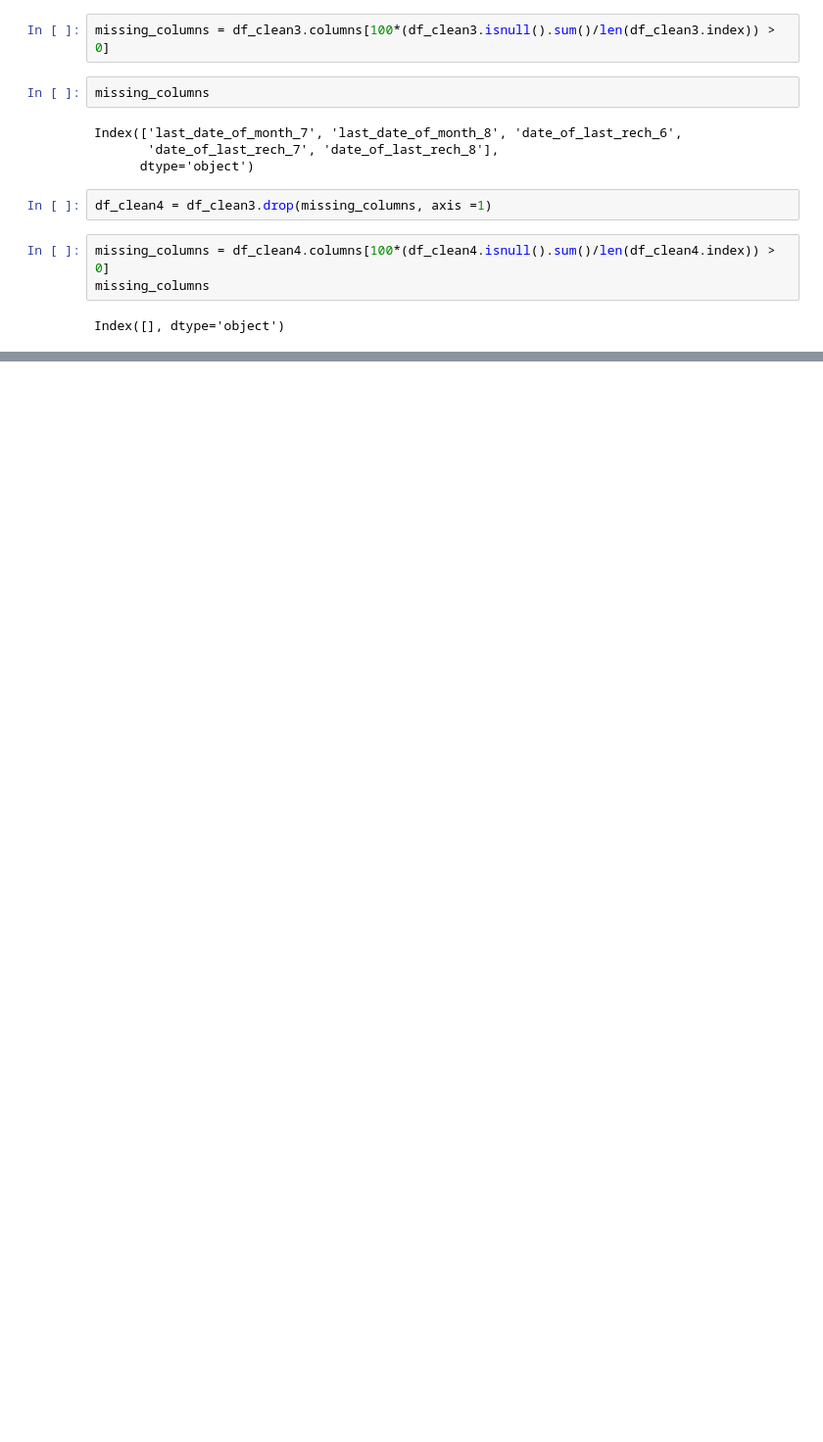
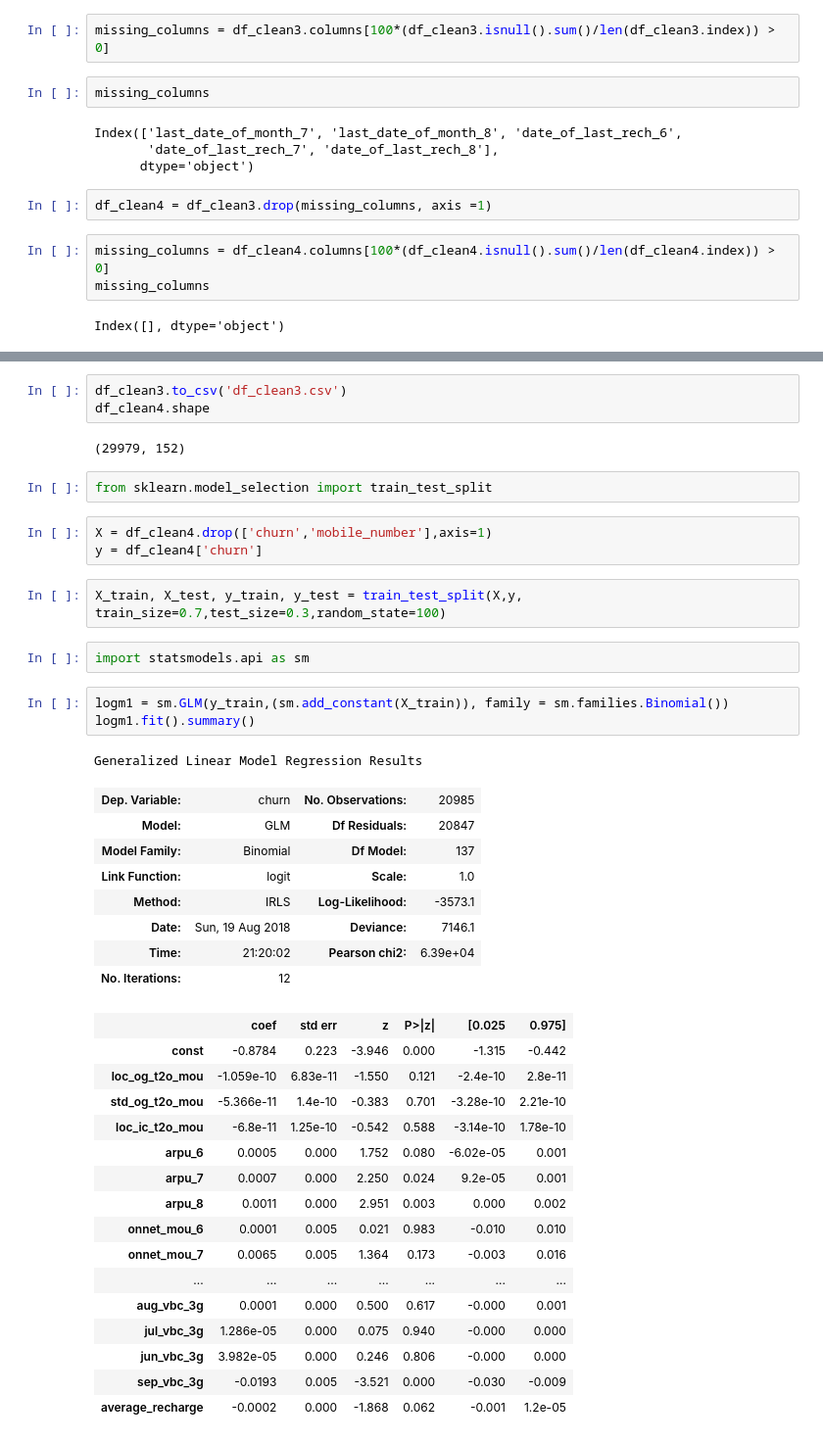
Before and after one commit to gettingtoknowdata/predict-churn, a Jupyter notebook: Telecom_churn_case_study.ipynb, the cells around one changed output, grey strips where cells are left out. Shown at 98% size. Drawn from its saved outputs; the diff is of its cells as text; blank space fills up the shorter version.

```diff
--- a/Telecom_churn_case_study.ipynb
+++ b/Telecom_churn_case_study.ipynb
@@ -322,0 +315,43 @@ To change this limit, set the config variable
+# %%
+df_clean3.to_csv('df_clean3.csv')
+df_clean4.shape
+# %% [output]
+(29979, 152)
+# %%
+from sklearn.model_selection import train_test_split
+# %%
+X = df_clean4.drop(['churn','mobile_number'],axis=1)
+y = df_clean4['churn']
+# %%
+X_train, X_test, y_train, y_test = train_test_split(X,y, train_size=0.7,test_size=0.3,random_state=100)
+# %%
+import statsmodels.api as sm
+# %%
+logm1 = sm.GLM(y_train,(sm.add_constant(X_train)), family = sm.families.Binomial())
+logm1.fit().summary()
+# %% [output]
+Generalized Linear Model Regression Results
+| Dep. Variable: | churn | No. Observations: | 20985 |
+| Model: | GLM | Df Residuals: | 20847 |
+| Model Family: | Binomial | Df Model: | 137 |
+| Link Function: | logit | Scale: | 1.0 |
+| Method: | IRLS | Log-Likelihood: | -3573.1 |
+| Date: | Sun, 19 Aug 2018 | Deviance: | 7146.1 |
+| Time: | 21:20:02 | Pearson chi2: | 6.39e+04 |
+| No. Iterations: | 12 |  |  |
+|  | coef | std err | z | P>|z| | [0.025 | 0.975] |
+| const | -0.8784 | 0.223 | -3.946 | 0.000 | -1.315 | -0.442 |
+| loc_og_t2o_mou | -1.059e-10 | 6.83e-11 | -1.550 | 0.121 | -2.4e-10 | 2.8e-11 |
+| std_og_t2o_mou | -5.366e-11 | 1.4e-10 | -0.383 | 0.701 | -3.28e-10 | 2.21e-10 |
+| loc_ic_t2o_mou | -6.8e-11 | 1.25e-10 | -0.542 | 0.588 | -3.14e-10 | 1.78e-10 |
+| arpu_6 | 0.0005 | 0.000 | 1.752 | 0.080 | -6.02e-05 | 0.001 |
+| arpu_7 | 0.0007 | 0.000 | 2.250 | 0.024 | 9.2e-05 | 0.001 |
+| arpu_8 | 0.0011 | 0.000 | 2.951 | 0.003 | 0.000 | 0.002 |
+| onnet_mou_6 | 0.0001 | 0.005 | 0.021 | 0.983 | -0.010 | 0.010 |
+| onnet_mou_7 | 0.0065 | 0.005 | 1.364 | 0.173 | -0.003 | 0.016 |
+| ... | ... | ... | ... | ... | ... | ... |
+| aug_vbc_3g | 0.0001 | 0.000 | 0.500 | 0.617 | -0.000 | 0.001 |
+| jul_vbc_3g | 1.286e-05 | 0.000 | 0.075 | 0.940 | -0.000 | 0.000 |
+| jun_vbc_3g | 3.982e-05 | 0.000 | 0.246 | 0.806 | -0.000 | 0.000 |
+| sep_vbc_3g | -0.0193 | 0.005 | -3.521 | 0.000 | -0.030 | -0.009 |
+| average_recharge | -0.0002 | 0.000 | -1.868 | 0.062 | -0.001 | 1.2e-05 |
```
Also changed, not shown: parts of 7 cells of this notebook.
